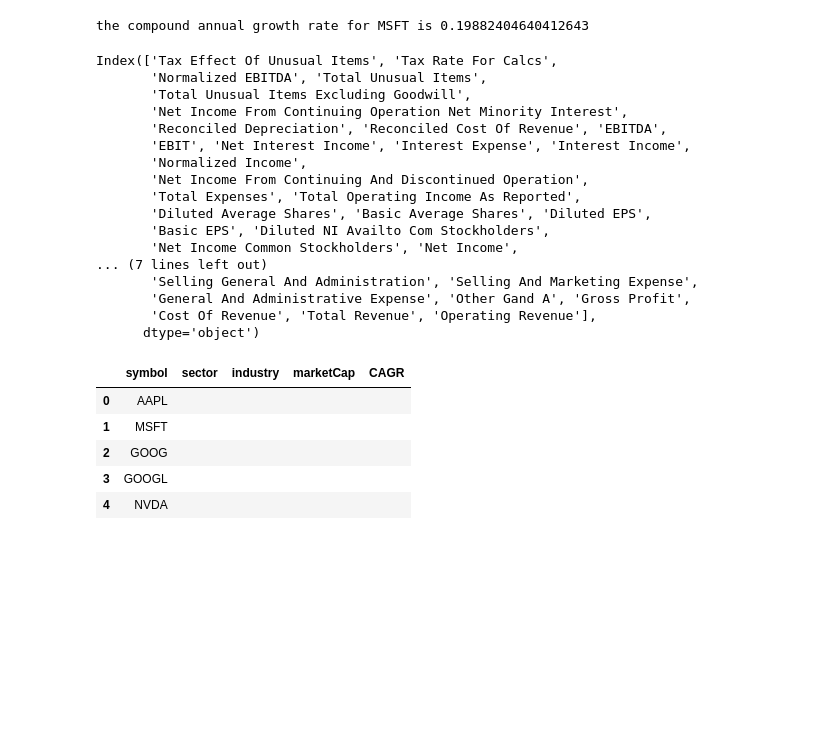
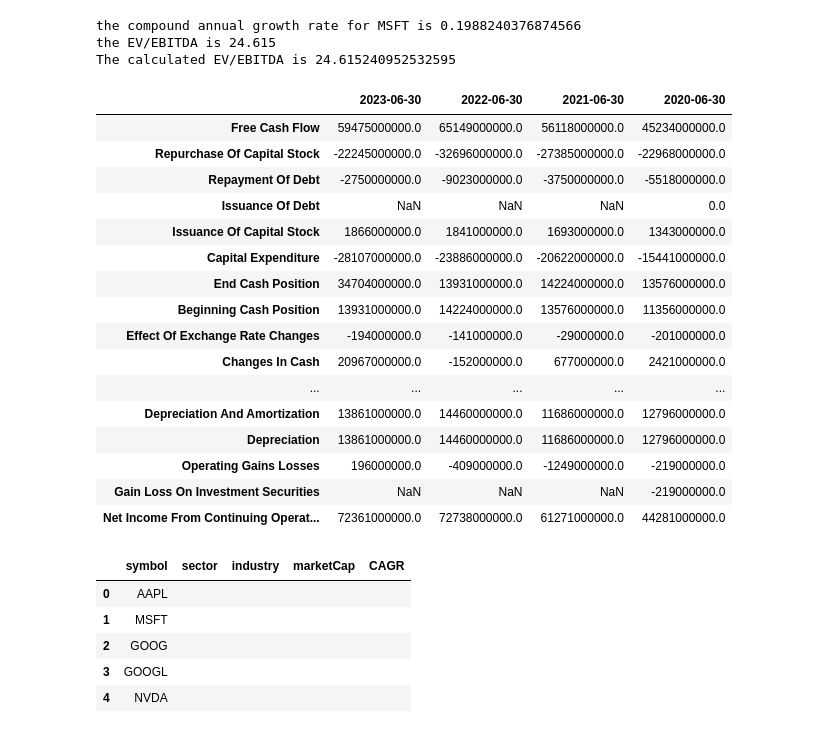
Before and after one commit to alisonands/Case-Study-A-data-driven-investment-analysis, a Jupyter notebook: data_yfinance.ipynb, the cells around one changed output. Saved outputs shown, nothing was run; the diff lists cells and outputs as text; code cells hidden in the pictures; blank space fills up the shorter version.

```diff
--- a/data_yfinance.ipynb
+++ b/data_yfinance.ipynb
@@ -16,26 +16,33 @@ dateindex = pd.to_datetime(ticker.history(period="30y").index)
 start_time = dateindex[0]
 end_time = dateindex[-1]
 
-ticker.income_stmt.index
+ticker.info.keys()
+print(f'the EV/EBITDA is {ticker.info["enterpriseToEbitda"]}')
+print(f'The calculated EV/EBITDA is {ticker.info["enterpriseValue"]/ticker.info["ebitda"]}')
 # %% [output]
-the compound annual growth rate for MSFT is 0.19882404640412643
+the compound annual growth rate for MSFT is 0.1988240376874566
+the EV/EBITDA is 24.615
+The calculated EV/EBITDA is 24.615240952532595
-Index(['Tax Effect Of Unusual Items', 'Tax Rate For Calcs',
-       'Normalized EBITDA', 'Total Unusual Items',
-       'Total Unusual Items Excluding Goodwill',
-       'Net Income From Continuing Operation Net Minority Interest',
-       'Reconciled Depreciation', 'Reconciled Cost Of Revenue', 'EBITDA',
-       'EBIT', 'Net Interest Income', 'Interest Expense', 'Interest Income',
-       'Normalized Income',
-       'Net Income From Continuing And Discontinued Operation',
-       'Total Expenses', 'Total Operating Income As Reported',
-       'Diluted Average Shares', 'Basic Average Shares', 'Diluted EPS',
-       'Basic EPS', 'Diluted NI Availto Com Stockholders',
-       'Net Income Common Stockholders', 'Net Income',
-... (7 lines left out)
-       'Selling General And Administration', 'Selling And Marketing Expense',
-       'General And Administrative Expense', 'Other Gand A', 'Gross Profit',
-       'Cost Of Revenue', 'Total Revenue', 'Operating Revenue'],
-      dtype='object')
+# %%
+ticker.cash_flow
+# %% [output]
+|  | 2023-06-30 | 2022-06-30 | 2021-06-30 | 2020-06-30 |
+| Free Cash Flow | 59475000000.0 | 65149000000.0 | 56118000000.0 | 45234000000.0 |
+| Repurchase Of Capital Stock | -22245000000.0 | -32696000000.0 | -27385000000.0 | -22968000000.0 |
+| Repayment Of Debt | -2750000000.0 | -9023000000.0 | -3750000000.0 | -5518000000.0 |
+| Issuance Of Debt | NaN | NaN | NaN | 0.0 |
+| Issuance Of Capital Stock | 1866000000.0 | 1841000000.0 | 1693000000.0 | 1343000000.0 |
+| Capital Expenditure | -28107000000.0 | -23886000000.0 | -20622000000.0 | -15441000000.0 |
+| End Cash Position | 34704000000.0 | 13931000000.0 | 14224000000.0 | 13576000000.0 |
+| Beginning Cash Position | 13931000000.0 | 14224000000.0 | 13576000000.0 | 11356000000.0 |
+| Effect Of Exchange Rate Changes | -194000000.0 | -141000000.0 | -29000000.0 | -201000000.0 |
+| Changes In Cash | 20967000000.0 | -152000000.0 | 677000000.0 | 2421000000.0 |
+| ... | ... | ... | ... | ... |
+| Depreciation And Amortization | 13861000000.0 | 14460000000.0 | 11686000000.0 | 12796000000.0 |
+| Depreciation | 13861000000.0 | 14460000000.0 | 11686000000.0 | 12796000000.0 |
+| Operating Gains Losses | 196000000.0 | -409000000.0 | -1249000000.0 | -219000000.0 |
+| Gain Loss On Investment Securities | NaN | NaN | NaN | -219000000.0 |
+| Net Income From Continuing Operat... | 72361000000.0 | 72738000000.0 | 61271000000.0 | 44281000000.0 |
 # %%
 # ticker = yf.Ticker("MSFT")
 # ticker.info['marketCap']
```
